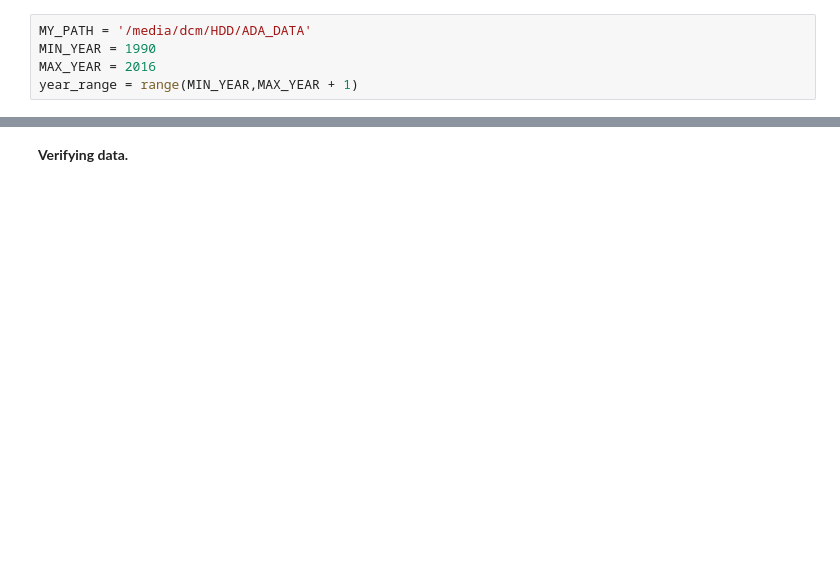
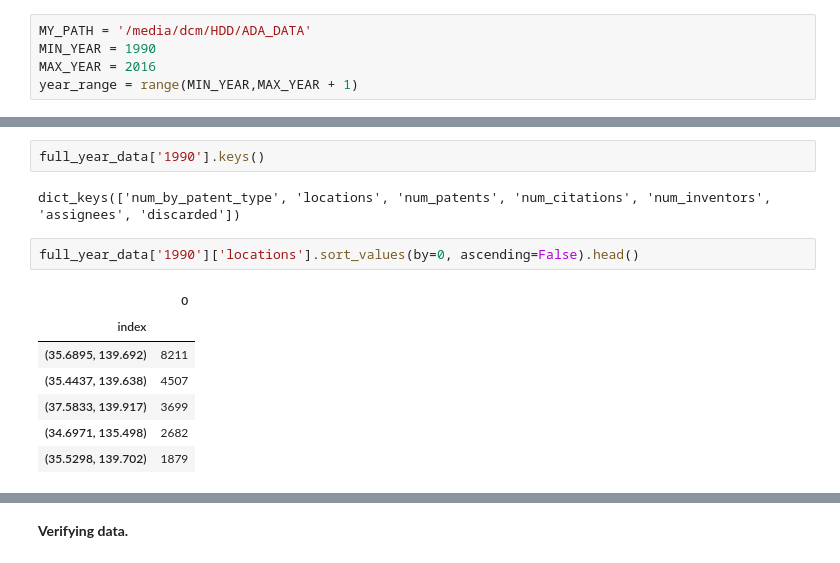
Before and after one commit to cmdavid-epfl/Project, a Jupyter notebook: Methodology.ipynb, the cells around one changed output, grey strips where cells are left out. Drawn from its saved outputs; the diff is of its cells as text; blank space fills up the shorter version.

```diff
--- a/Methodology.ipynb
+++ b/Methodology.ipynb
@@ -196,0 +208,14 @@ full_year_data.keys()
+# %%
+full_year_data['1990'].keys()
+# %% [output]
+dict_keys(['num_by_patent_type', 'locations', 'num_patents', 'num_citations', 'num_inventors', 'assignees', 'discarded'])
+# %%
+full_year_data['1990']['locations'].sort_values(by=0, ascending=False).head()
+# %% [output]
+|  | 0 |
+| index |  |
+| (35.6895, 139.692) | 8211 |
+| (35.4437, 139.638) | 4507 |
+| (37.5833, 139.917) | 3699 |
+| (34.6971, 135.498) | 2682 |
+| (35.5298, 139.702) | 1879 |
```
Also changed, not shown: parts of 29 cells of this notebook, 3 other files.
